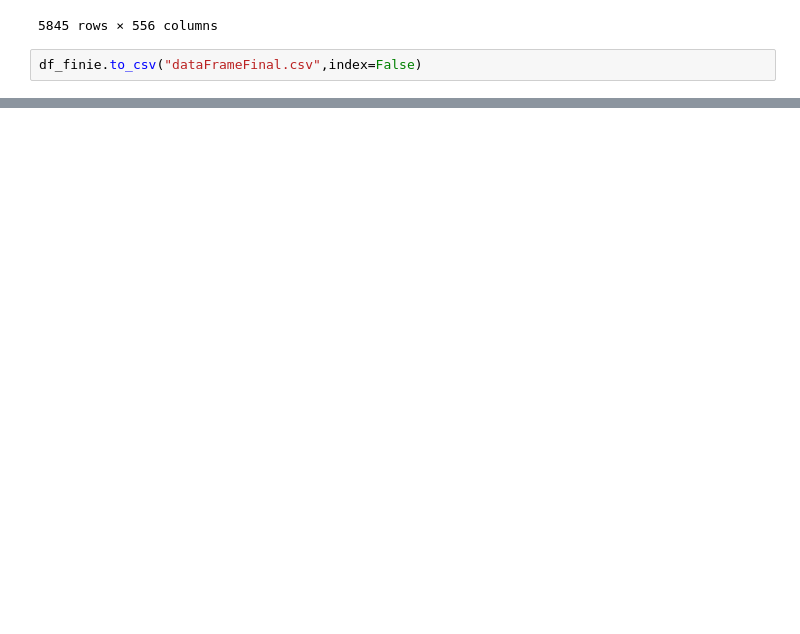
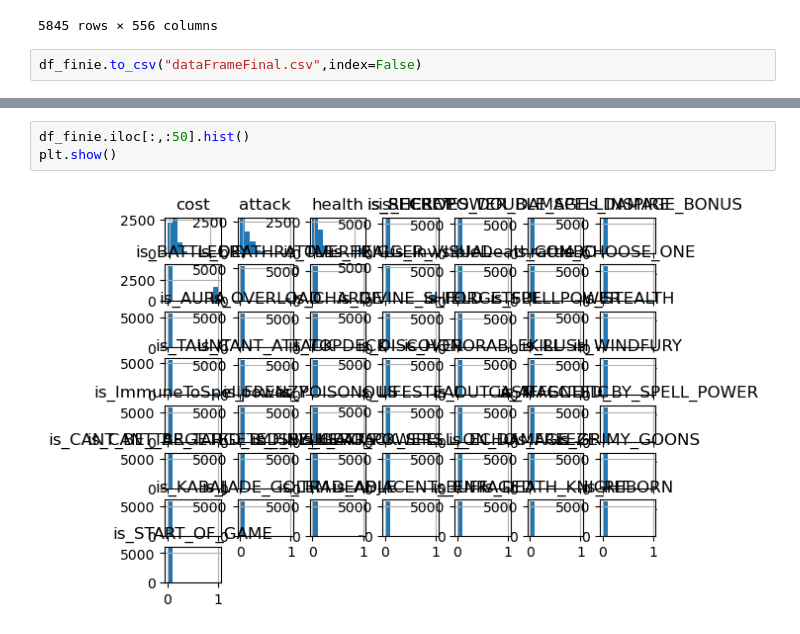
Before and after one commit to OOOssscccaaarrr/miashs24cpm2, a Jupyter notebook: DataSet HS.ipynb, the cells around one changed output, grey strips where cells are left out. Saved outputs shown, nothing was run; the diff lists cells and outputs as text; blank space fills up the shorter version.

```diff
--- a/DataSet HS.ipynb
+++ b/DataSet HS.ipynb
@@ -357,0 +476,5 @@ df_finie.to_csv("dataFrameFinal.csv",index=False)
+# %%
+df_finie.iloc[:,:50].hist()
+plt.show()
+# %% [output]
+[figure, added]
```
Also changed, not shown: parts of 13 cells of this notebook, 3 other files.
